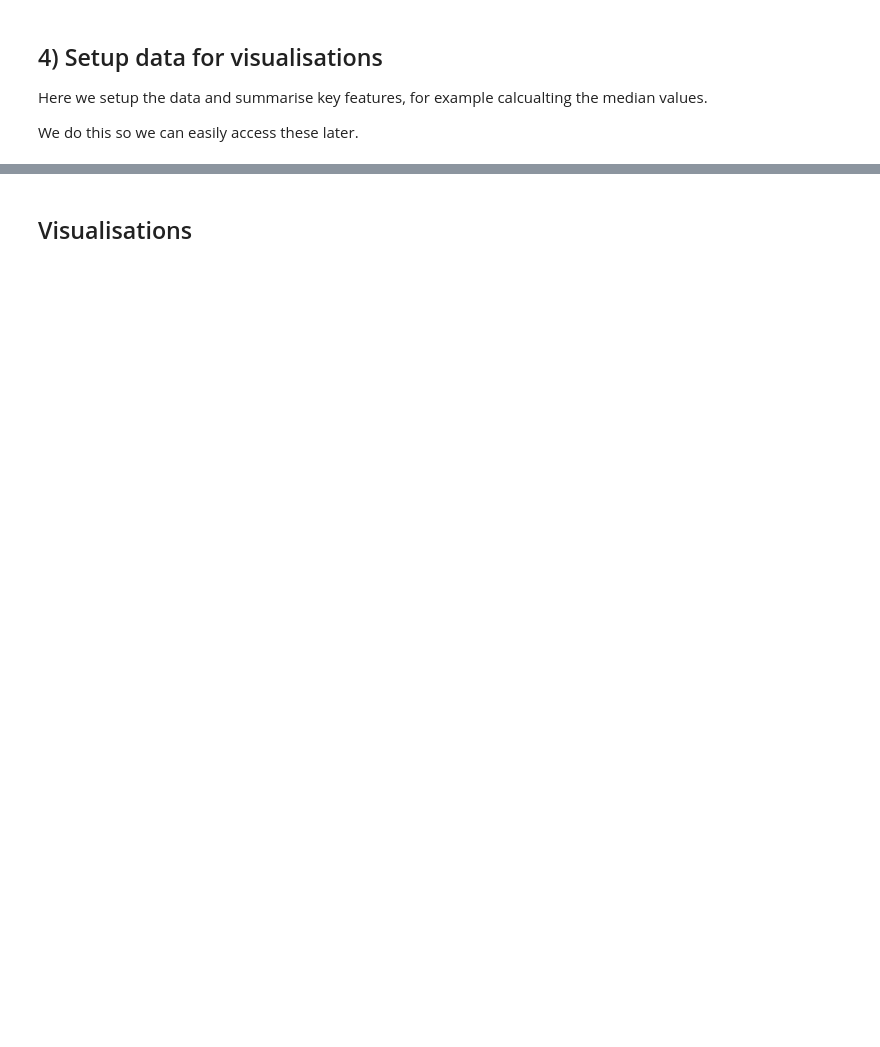
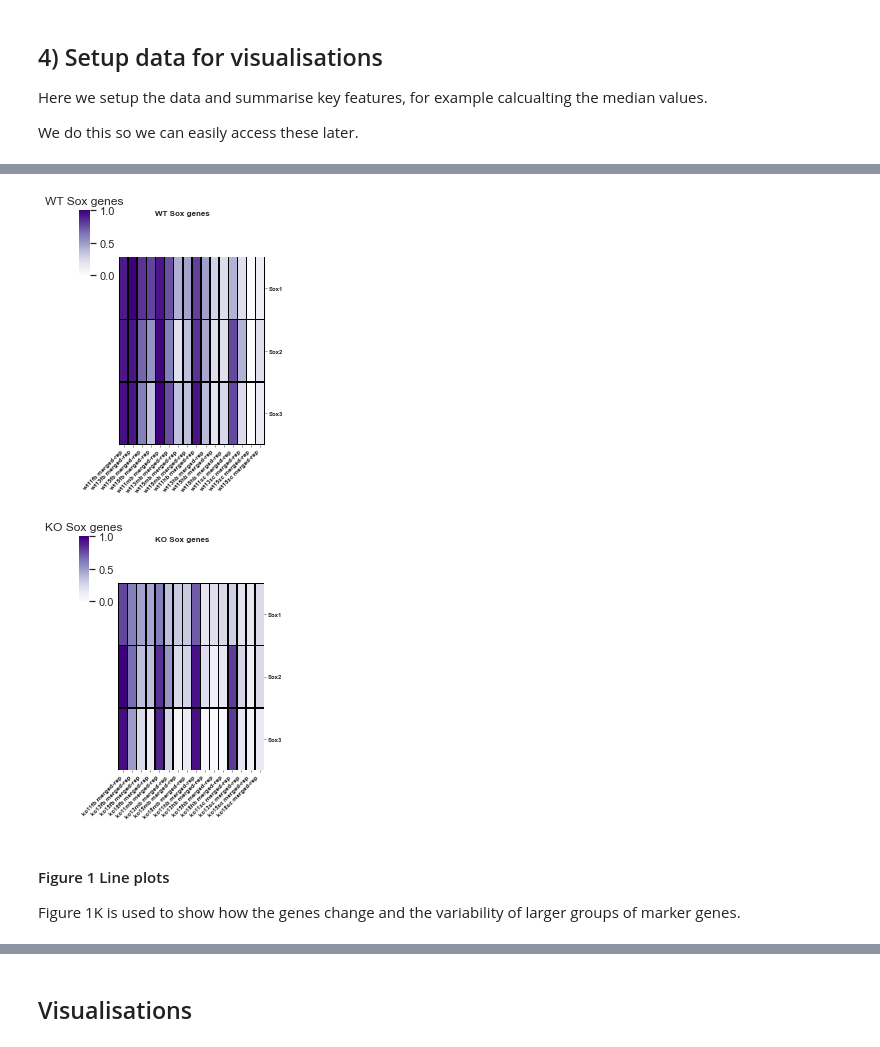
Before and after one commit to ArianeMora/mouseCNS_vae, a Jupyter notebook: reproducibility/3_nodes_consistent_genes/3_nodes_consistent_gene_APaxis_vae.ipynb, the cells around one changed output, grey strips where cells are left out. Saved outputs shown, nothing was run; the diff lists cells and outputs as text; code cells hidden in the pictures; blank space fills up the shorter version.

```diff
--- a/reproducibility/3_nodes_consistent_genes/3_nodes_consistent_gene_APaxis_vae.ipynb
+++ b/reproducibility/3_nodes_consistent_genes/3_nodes_consistent_gene_APaxis_vae.ipynb
@@ -896,0 +965,29 @@ sc_genes = ['Hoxd8', 'Hoxd9', 'Hoxd10', 'Hoxd11','Hoxa7', 'Hoxa9', 'Hoxa10',
+# %%
+# -----------------------------------------------------------------------------------
+#                         Figure K
+# -----------------------------------------------------------------------------------
+x = df_sig[wt_merged_cols + ko_merged_cols].values #returns a numpy array
+x = ((x.T - np.min(x, axis=1))/(np.max(x, axis=1) - np.min(x, axis=1))).T
+df_norm = pd.DataFrame(x)
+df_norm.columns = wt_merged_cols + ko_merged_cols
+
+# Normalise Sox rows so we can see comparative difference more easily
+df_norm[gene_name] = df_sig[gene_name].values
+plot_gene_heatmap(df_norm, ['Sox1'], ['Sox2'], ['Sox3'], [],
+                  wt_merged_cols, vae_data, vae_mse,
+                  gene_name, mark='', method='input', genes=None,  cmap=rna_cmap, title='WT Sox genes',
+                  v_min=0, v_max=1
+                 )
+
+ko_merged_cols = [c for c in merged_cols if 'ko' in c]
+plot_gene_heatmap(df_norm, ['Sox1'], ['Sox2'], ['Sox3'], [],
+                  ko_merged_cols, vae_data, vae_mse,
+                  gene_name, mark='', genes=None,  method='input', cmap=rna_cmap, title='KO Sox genes',
+                  v_min=0, v_max=1)
+# %% [output]
+[figure, added]
+[figure, added]
+# %% [markdown]
+#### Figure 1 Line plots
+
+Figure 1K is used to show how the genes change and the variability of larger groups of marker genes.
```
Also changed, not shown: parts of 88 cells of this notebook, 32 other files.
